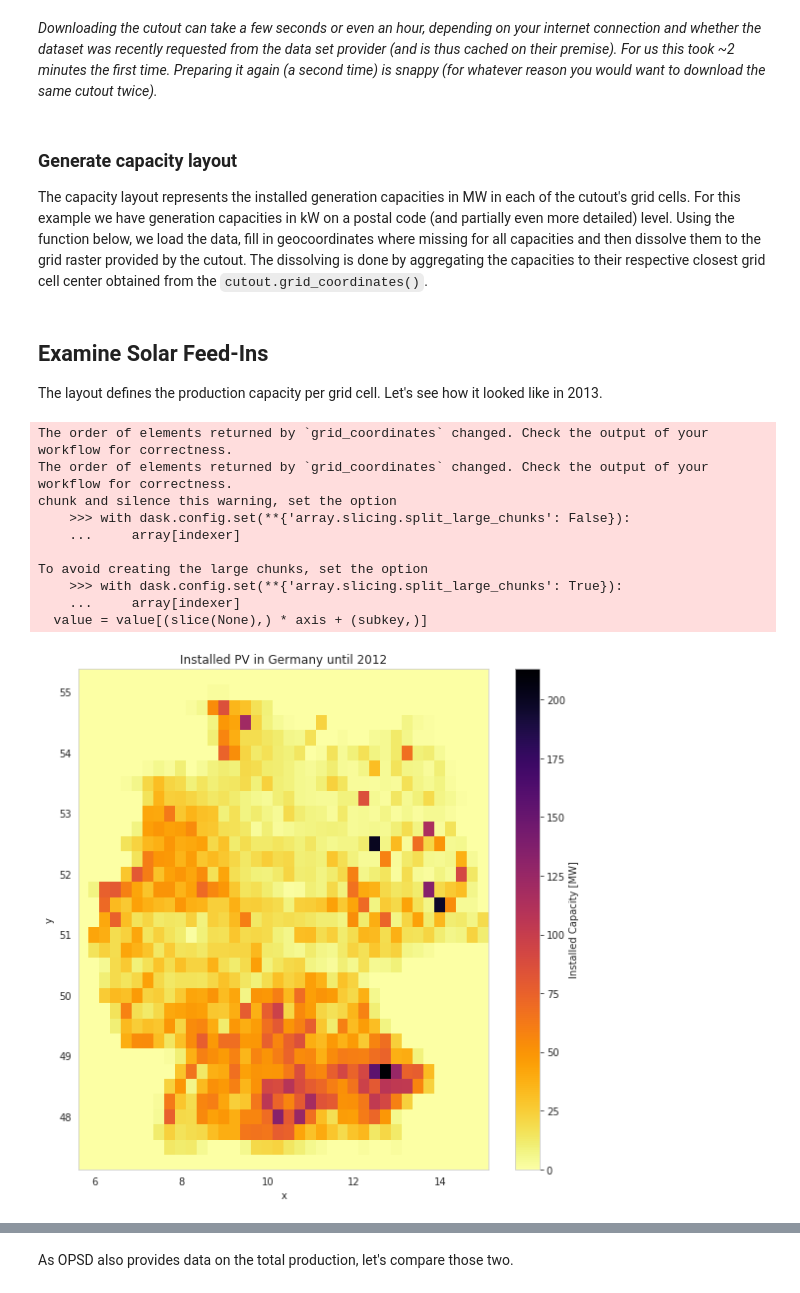
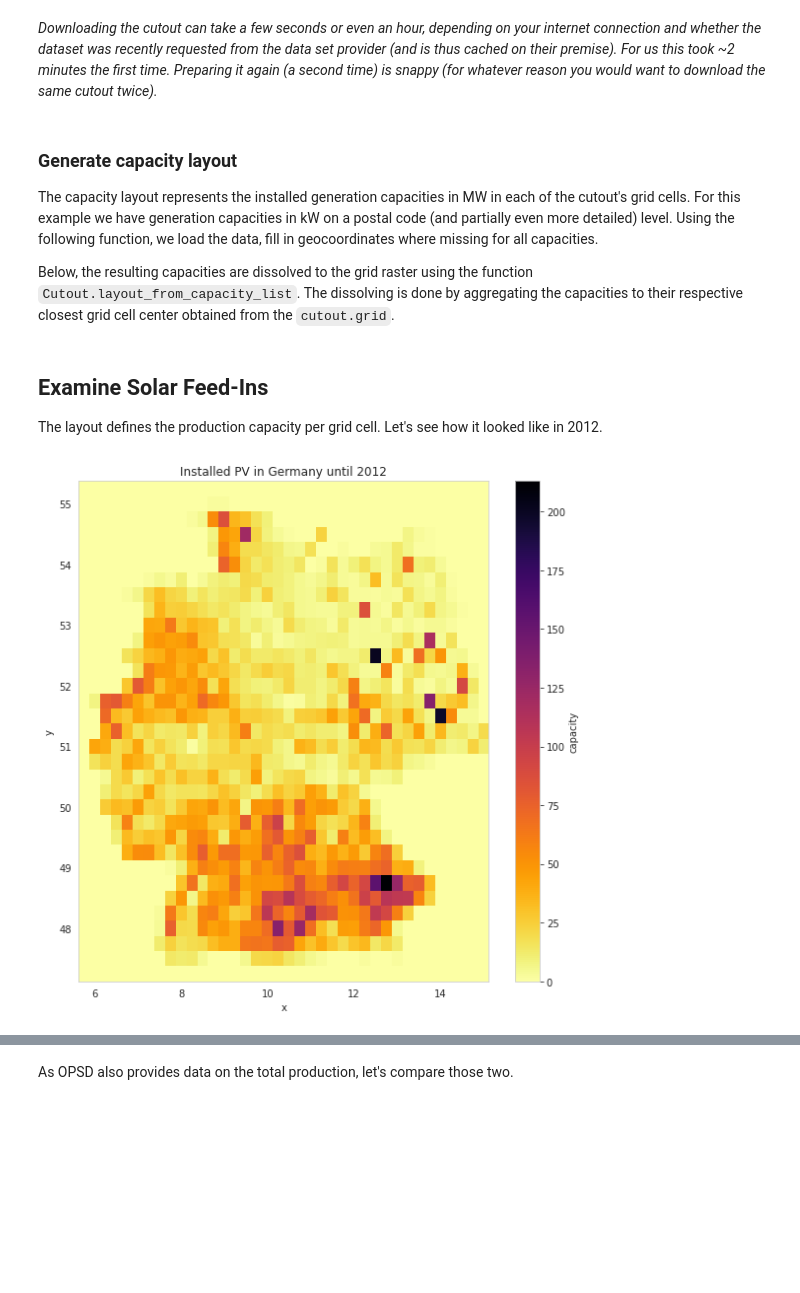
Before and after one commit to PyPSA/atlite, a Jupyter notebook: examples/historic-comparison-germany.ipynb, the cells around one changed output, grey strips where cells are left out. Drawn from its saved outputs; the diff is of its cells as text; code cells hidden in the pictures; blank space fills up the shorter version.

```diff
--- a/examples/historic-comparison-germany.ipynb
+++ b/examples/historic-comparison-germany.ipynb
@@ -81,5 +81,5 @@ import cartopy.io.shapereader as shpreader
 import geopandas as gpd
 shp = shpreader.Reader(shpreader.natural_earth(resolution='10m', category='cultural', name='admin_0_countries'))
 de_record = list(filter(lambda c: c.attributes['ISO_A2'] == 'DE', shp.records()))[0]
-de = gpd.GeoSeries({**de_record.attributes, 'geometry':de_record.geometry})
+de = pd.Series({**de_record.attributes, 'geometry':de_record.geometry})
 x1, y1, x2, y2 = de['geometry'].bounds
@@ -110,17 +125,16 @@ For us this took ~2 minutes the first time. Preparing it again (a second time) i
 
 The capacity layout represents the installed generation capacities in MW in each of the cutout's grid cells.
 For this example we have generation capacities in kW on a postal code (and partially even more detailed) level.
-Using the function below, we load the data, fill in geocoordinates where missing for all capacities and then
-dissolve them to the grid raster provided by the cutout. The dissolving is done by aggregating the capacities
-to their respective closest grid cell center obtained from the `cutout.grid_coordinates()`.
+Using the following function, we load the data, fill in geocoordinates where missing for all capacities.
+
+Below, the resulting capacities are dissolved to the grid raster using the function `Cutout.layout_from_capacity_list`. The dissolving is done by aggregating the capacities
+to their respective closest grid cell center obtained from the `cutout.grid`.
 # %%
-def capacity_layout(cutout, typ, cap_range=None, until=None):
-    """Aggregate selected capacities to the cutouts grid into a capacity layout.
+def load_capacities(typ, cap_range=None, until=None):
+    """Read in and select capacities.
 
     Parameters
     ----------
-        cutout : atlite.cutout
-            The cutout for which the capacity layout is contructed.
         typ : str
             Type of energy source, e.g. "Solarstrom" (PV), "Windenergie" (wind).
         cap_range : (optional) list-like
@@ -147,6 +161,7 @@ def capacity_layout(cutout, typ, cap_range=None, until=None):
                        # German postal codes can start with '0' so we need to treat them as str
                        dtype={'plz':str},
                        parse_dates=['installation_date'],
+                       infer_datetime_format=True,
                        na_values=('O04WF', 'keine'))
 
     database = database[(database['validation'] == 'OK') & (database['plz'].notna())]
@@ -174,53 +189,19 @@ def capacity_layout(cutout, typ, cap_range=None, until=None):
     if cap_range is not None:
         data = data[(cap_range[0] <= data['capacity']) & (data['capacity'] < cap_range[1])]
 
-    # Determine nearest cells from cutout
-    cells = gpd.GeoDataFrame({'geometry': cutout.grid_cells,
-                              'lon': cutout.grid_coordinates()[:,0],
-                              'lat': cutout.grid_coordinates()[:,1]})
-
-    nearest_cell = cutout.data.sel({'x': data.lon.values,
-                                    'y': data.lat.values},
-                                   'nearest').coords
-
-    # Map capacities to closest cell coordinate
-    data['lon'] = nearest_cell.get('lon').values
-    data['lat'] = nearest_cell.get('lat').values
-
-    new_data = data.merge(cells, how='inner')
-
-    # Sum capacities for each grid cell (lat, lon)
-    # then: restore lat lon as coumns
-    # then: rename and reindex to match cutout coordinates
-    new_data = new_data.groupby(['lat','lon']).sum()
-
-    layout = new_data.reset_index().rename(columns={'lat':'y','lon':'x'})\
-                        .set_index(['y','x']).capacity\
-                        .to_xarray().reindex_like(cutout.data)
-
-    layout = (layout/1e3).fillna(.0).rename('Installed Capacity [MW]')
-
-    return layout
+    data['capacity'] = data.capacity / 1e3 # convert to MW
+    return data.rename(columns={'lon':'x', 'lat': 'y'})
 # %% [markdown]
 ## Examine Solar Feed-Ins
 
-The layout defines the production capacity per grid cell. Let's see how it looked like in 2013.
+The layout defines the production capacity per grid cell. Let's see how it looked like in 2012.
 # %%
-solar_layout = capacity_layout(cutout, 'Solarstrom', until="2012")
+capacities = load_capacities('Solarstrom', until="2012")
+solar_layout = cutout.layout_from_capacity_list(capacities, col='capacity')
 
 solar_layout.plot(cmap="inferno_r", size=8, aspect=1)
 plt.title("Installed PV in Germany until 2012")
 plt.tight_layout()
 # %% [output]
-The order of elements returned by `grid_coordinates` changed. Check the output of your workflow for correctness.
-The order of elements returned by `grid_coordinates` changed. Check the output of your workflow for correctness.
-chunk and silence this warning, set the option
-    >>> with dask.config.set(**{'array.slicing.split_large_chunks': False}):
-    ...     array[indexer]
-
-To avoid creating the large chunks, set the option
-    >>> with dask.config.set(**{'array.slicing.split_large_chunks': True}):
-    ...     array[indexer]
-  value = value[(slice(None),) * axis + (subkey,)]
-[figure, old version]
+[figure, new version]
 # %% [markdown]
```
Also changed, not shown: parts of 20 cells of this notebook.
